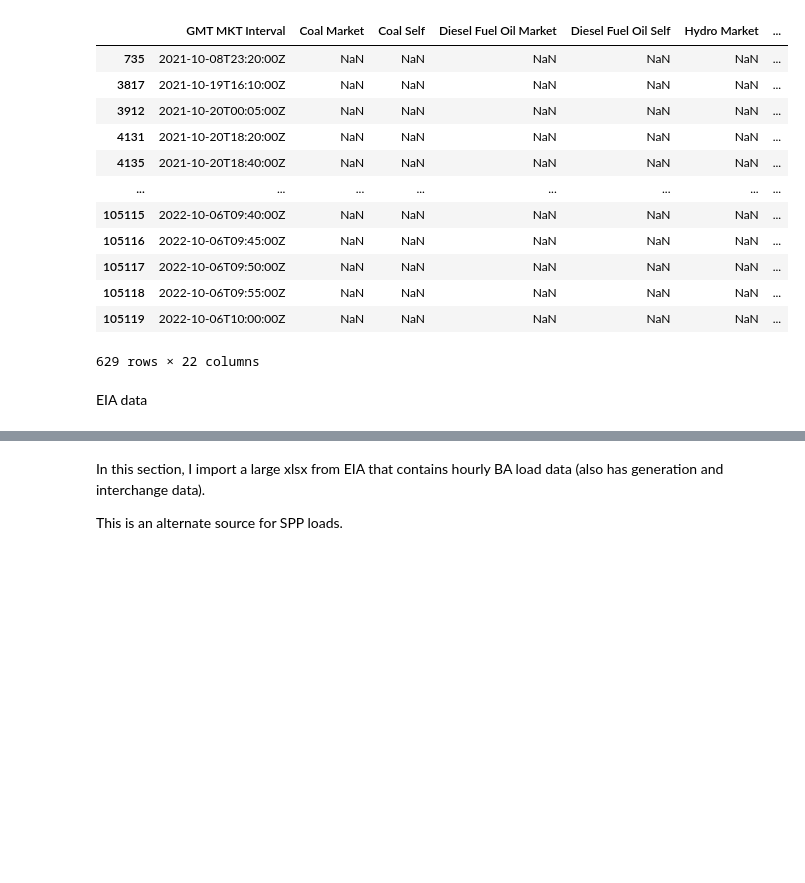
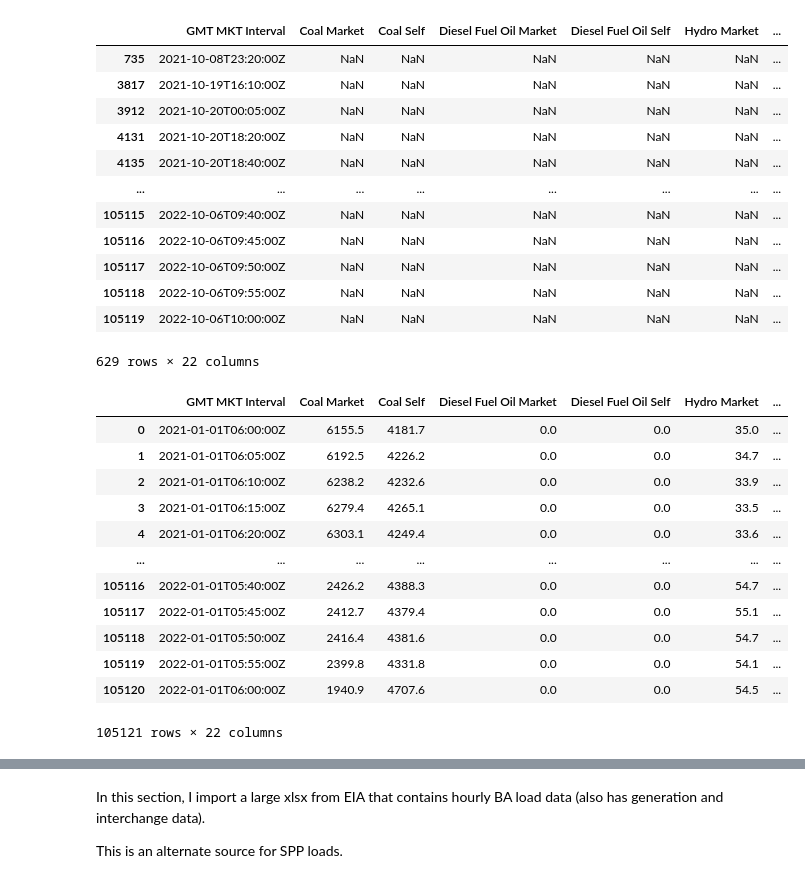
Before and after one commit to QingweiMeng1234/Project-1018, a Jupyter notebook: importdata/Import Data and Preprocess v2.ipynb, the cells around one changed output, grey strips where cells are left out. Cells and saved outputs as stored; diff of their text form; code cells hidden in the pictures; blank space fills up the shorter version.

```diff
--- a/importdata/Import Data and Preprocess v2.ipynb
+++ b/importdata/Import Data and Preprocess v2.ipynb
@@ -99,5 +320,3 @@ GenMix365[GenMix365.isna().any(axis=1)]
 | 105118 | 2022-10-06T09:55:00Z | NaN | NaN | NaN | NaN | NaN | ... |
 | 105119 | 2022-10-06T10:00:00Z | NaN | NaN | NaN | NaN | NaN | ... |
 629 rows × 22 columns
-# %% [markdown]
-EIA data
@@ -103,0 +326,17 @@ EIA data
+# %%
+year = 2021
+pd.read_csv("genmixftp/GenMix_" + str(year) + ".csv" )
+# %% [output]
+|  | GMT MKT Interval | Coal Market | Coal Self | Diesel Fuel Oil Market | Diesel Fuel Oil Self | Hydro Market | ... |
+| 0 | 2021-01-01T06:00:00Z | 6155.5 | 4181.7 | 0.0 | 0.0 | 35.0 | ... |
+| 1 | 2021-01-01T06:05:00Z | 6192.5 | 4226.2 | 0.0 | 0.0 | 34.7 | ... |
+| 2 | 2021-01-01T06:10:00Z | 6238.2 | 4232.6 | 0.0 | 0.0 | 33.9 | ... |
+| 3 | 2021-01-01T06:15:00Z | 6279.4 | 4265.1 | 0.0 | 0.0 | 33.5 | ... |
+| 4 | 2021-01-01T06:20:00Z | 6303.1 | 4249.4 | 0.0 | 0.0 | 33.6 | ... |
+| ... | ... | ... | ... | ... | ... | ... | ... |
+| 105116 | 2022-01-01T05:40:00Z | 2426.2 | 4388.3 | 0.0 | 0.0 | 54.7 | ... |
+| 105117 | 2022-01-01T05:45:00Z | 2412.7 | 4379.4 | 0.0 | 0.0 | 55.1 | ... |
+| 105118 | 2022-01-01T05:50:00Z | 2416.4 | 4381.6 | 0.0 | 0.0 | 54.7 | ... |
+| 105119 | 2022-01-01T05:55:00Z | 2399.8 | 4331.8 | 0.0 | 0.0 | 54.1 | ... |
+| 105120 | 2022-01-01T06:00:00Z | 1940.9 | 4707.6 | 0.0 | 0.0 | 54.5 | ... |
+105121 rows × 22 columns
```
Also changed, not shown: parts of 44 cells of this notebook, 1 other file.
